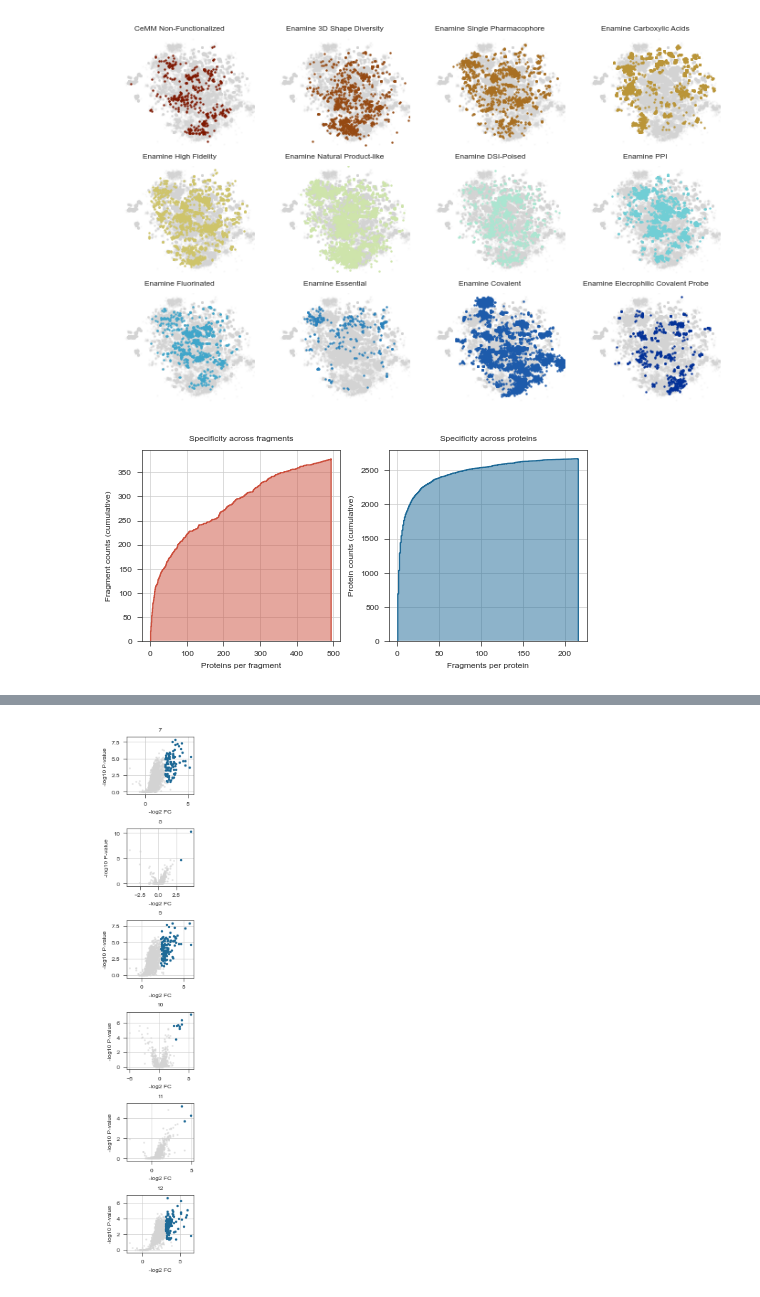
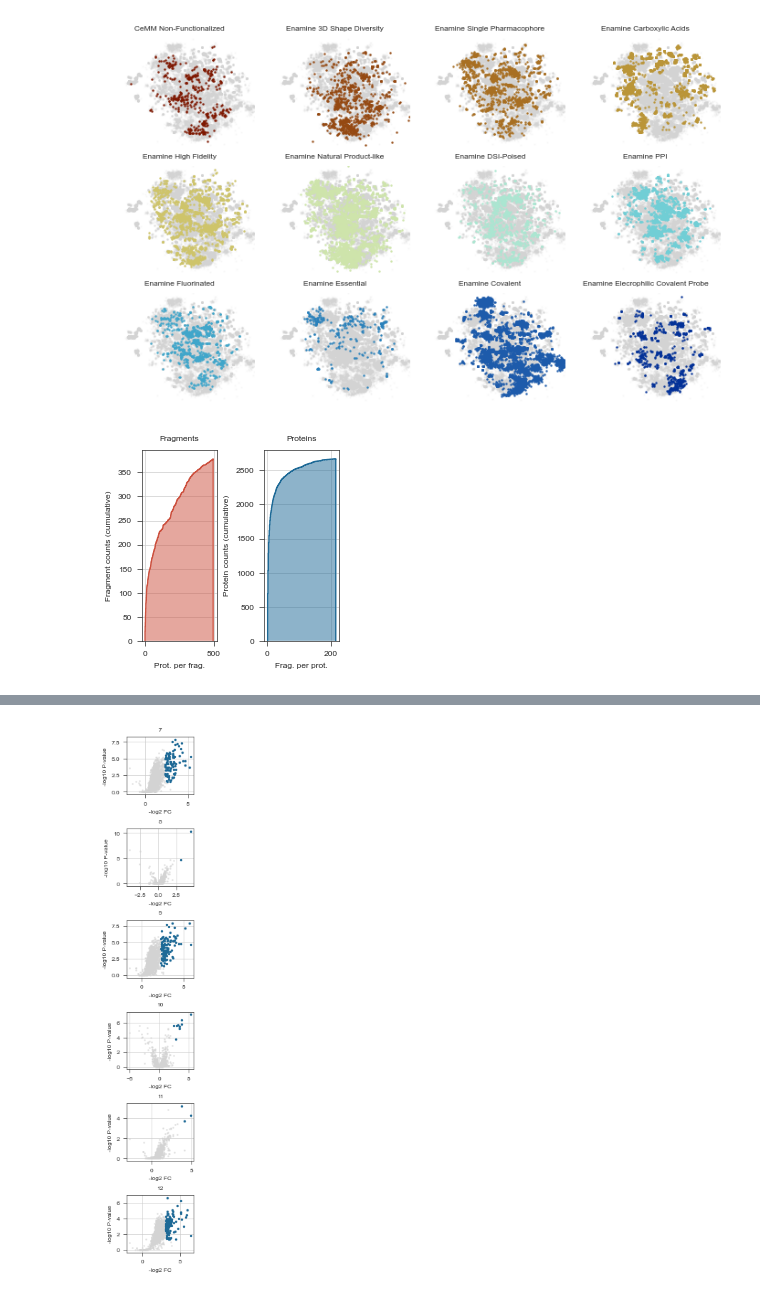
Before and after one commit to ligand-discovery/primary-paper-figures, a Jupyter notebook: notebooks/Figure-S1.ipynb, the cells around one changed output, grey strips where cells are left out. Saved outputs shown, nothing was run; the diff lists cells and outputs as text; code cells hidden in the pictures.

```diff
--- a/notebooks/Figure-S1.ipynb
+++ b/notebooks/Figure-S1.ipynb
@@ -131,41 +133,41 @@ for r in db[["accession", "fragId"]].values:
 pxfc = [(k,v) for k,v in pxfc.items()]
 fxpc = [(k,v) for k,v in fxpc.items()]
 
-fig, axs = stylia.create_figure(1,2, width=TWO_COLUMNS_WIDTH*0.7, height=TWO_COLUMNS_WIDTH*0.35)
+fig, axs = stylia.create_figure(1,2, width=TWO_COLUMNS_WIDTH*0.35, height=TWO_COLUMNS_WIDTH*0.35)
 
 ax = axs.next()
 ax.hist(
     [x[1] for x in pxfc],
     10000,
     cumulative=True,
     histtype="stepfilled",
     color=NamedColors().red,
     alpha=0.5,
 )
 ax.hist(
     [x[1] for x in pxfc], 10000, cumulative=True, histtype="step", color=NamedColors().red
 )
-ax.set_xlabel("Proteins per fragment")
+ax.set_xlabel("Prot. per frag.")
 ax.set_ylabel("Fragment counts (cumulative)")
-ax.set_title("Specificity across fragments")
+ax.set_title("Fragments")
 ax = axs.next()
 ax.hist(
     [x[1] for x in fxpc],
     10000,
     cumulative=True,
     histtype="stepfilled",
     color=NamedColors().blue,
     alpha=0.5,
 )
 ax.hist(
     [x[1] for x in fxpc], 10000, cumulative=True, histtype="step", color=NamedColors().blue
 )
-ax.set_xlabel("Fragments per protein")
+ax.set_xlabel("Frag. per prot.")
 ax.set_ylabel("Protein counts (cumulative)")
-ax.set_title("Specificity across proteins")
+ax.set_title("Proteins")
 
 plt.tight_layout()
 plt.savefig("../assets/specificy-cumulative.png", dpi=300)
 plt.savefig("../assets/specificy-cumulative.pdf")
 # %% [output]
-[figure, old version]
+[figure, new version]
```
Also changed, not shown: parts of 6 cells of this notebook, 25 other files.
